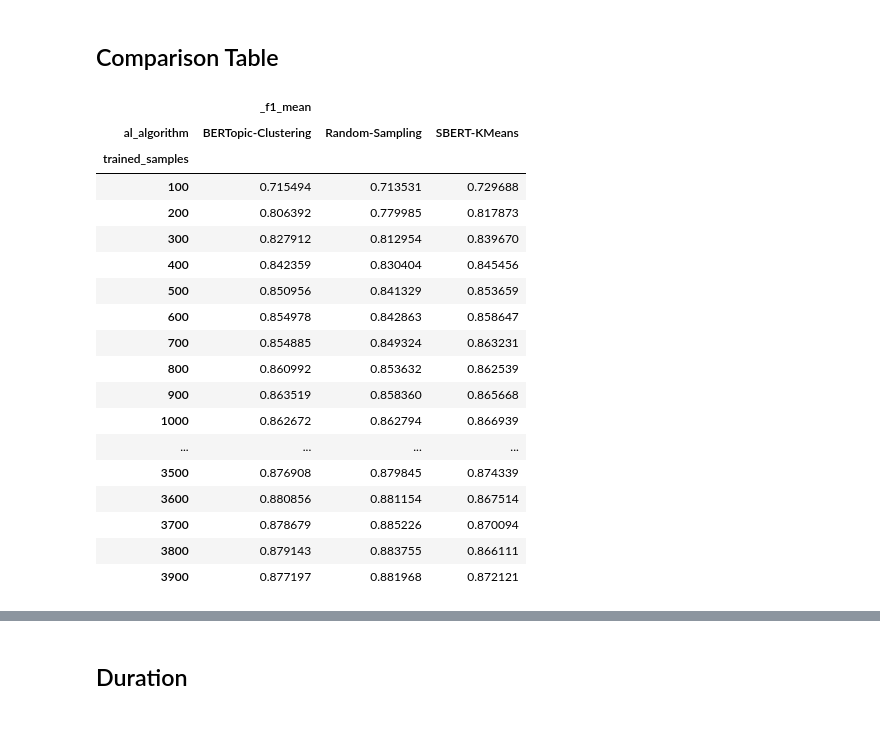
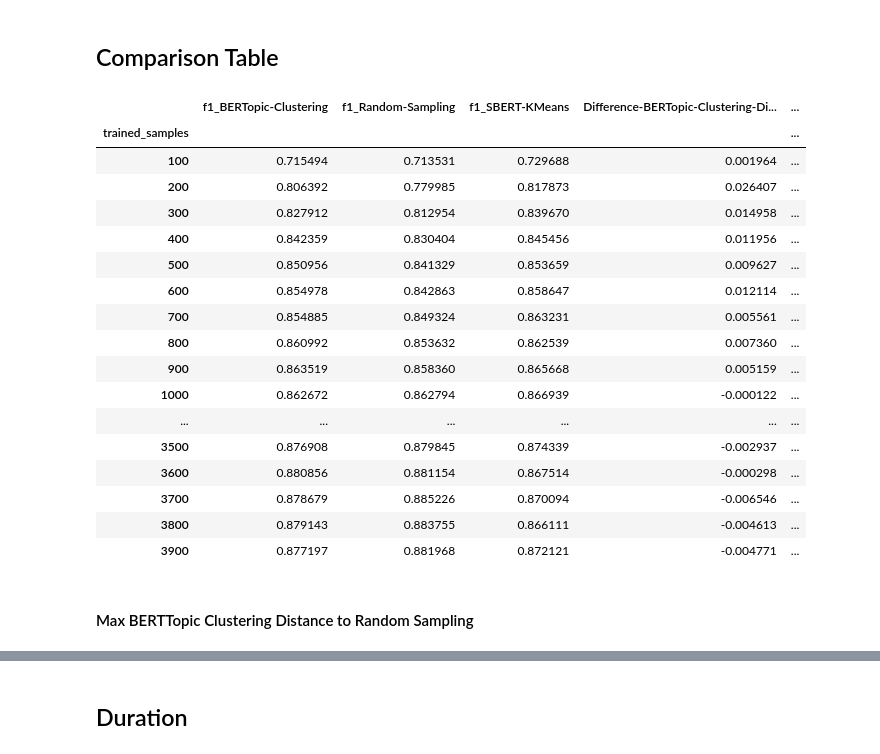
Before and after one commit to kstrassheim/active-learning-with-deep-learning-for-nlp, a Jupyter notebook: result-analysis.ipynb, the cells around one changed output, grey strips where cells are left out. Cells and saved outputs as stored; diff of their text form; code cells hidden in the pictures; blank space fills up the shorter version.

```diff
--- a/result-analysis.ipynb
+++ b/result-analysis.ipynb
@@ -63,30 +63,44 @@ print_plot(data[data['trained_samples']<1000])
 [figure]
 # %% [markdown]
 ## Comparison Table
+# %%
+def get_pivot_from_data(data):
+    sub = data[['al_algorithm', 'random_id', 'fold_id', 'trained_samples', '_f1']]
+    sgrp = sub.groupby(['al_algorithm', 'trained_samples']).agg(['mean']).reset_index()
+    sgrp.columns = [first if second == '' else first + '_' + second for first, second in sgrp.columns.values]
+    sgrp = sgrp.drop(['random_id_mean', 'fold_id_mean'], axis=1)
+    pvt = sgrp.pivot(index='trained_samples', columns='al_algorithm')
+
+    # pvt.columns = pvt.columns.get_level_values(0)
+    pvt.columns = ['_'.join([c.replace('_mean','').strip('_') for c in col]) for col in pvt.columns.values]
+    pvt["Difference-BERTopic-Clustering-Distance-to-RandomSampling"] = pvt['f1_BERTopic-Clustering'] - pvt['f1_Random-Sampling']
+    pvt["Difference-SBERT-KMeans-to-RandomSampling"] = pvt['f1_SBERT-KMeans'] - pvt['f1_Random-Sampling']
+    pvt["Difference-SBERT-KMeans-to-BERTopic-Clustering"] = pvt['f1_SBERT-KMeans'] - pvt['f1_BERTopic-Clustering']
+    return pvt
+def get_max_arg_by_column(col, data):
+    arg = np.argmax(pvt[col])
+    return arg, data.iloc[arg]
 # %%
-sub = data[['al_algorithm', 'random_id', 'fold_id', 'trained_samples', '_f1']]
-sgrp = sub.groupby(['al_algorithm', 'trained_samples']).agg(['mean']).reset_index()
-sgrp.columns = [first if second == '' else first + '_' + second for first, second in sgrp.columns.values]
-sgrp = sgrp.drop(['random_id_mean', 'fold_id_mean'], axis=1)
-pvt = sgrp.pivot(index='trained_samples', columns='al_algorithm')
+pvt = get_pivot_from_data(data)
 pvt
 # %% [output]
-|  | _f1_mean |  |  |
-| al_algorithm | BERTopic-Clustering | Random-Sampling | SBERT-KMeans |
-| trained_samples |  |  |  |
-| 100 | 0.715494 | 0.713531 | 0.729688 |
-| 200 | 0.806392 | 0.779985 | 0.817873 |
-| 300 | 0.827912 | 0.812954 | 0.839670 |
-| 400 | 0.842359 | 0.830404 | 0.845456 |
-| 500 | 0.850956 | 0.841329 | 0.853659 |
-| 600 | 0.854978 | 0.842863 | 0.858647 |
-| 700 | 0.854885 | 0.849324 | 0.863231 |
-| 800 | 0.860992 | 0.853632 | 0.862539 |
-| 900 | 0.863519 | 0.858360 | 0.865668 |
-| 1000 | 0.862672 | 0.862794 | 0.866939 |
-| ... | ... | ... | ... |
-| 3500 | 0.876908 | 0.879845 | 0.874339 |
-| 3600 | 0.880856 | 0.881154 | 0.867514 |
-| 3700 | 0.878679 | 0.885226 | 0.870094 |
-| 3800 | 0.879143 | 0.883755 | 0.866111 |
-| 3900 | 0.877197 | 0.881968 | 0.872121 |
+|  | f1_BERTopic-Clustering | f1_Random-Sampling | f1_SBERT-KMeans | Difference-BERTopic-Clustering-Di... | ... |
+| trained_samples |  |  |  |  | ... |
+| 100 | 0.715494 | 0.713531 | 0.729688 | 0.001964 | ... |
+| 200 | 0.806392 | 0.779985 | 0.817873 | 0.026407 | ... |
+| 300 | 0.827912 | 0.812954 | 0.839670 | 0.014958 | ... |
+| 400 | 0.842359 | 0.830404 | 0.845456 | 0.011956 | ... |
+| 500 | 0.850956 | 0.841329 | 0.853659 | 0.009627 | ... |
+| 600 | 0.854978 | 0.842863 | 0.858647 | 0.012114 | ... |
+| 700 | 0.854885 | 0.849324 | 0.863231 | 0.005561 | ... |
+| 800 | 0.860992 | 0.853632 | 0.862539 | 0.007360 | ... |
+| 900 | 0.863519 | 0.858360 | 0.865668 | 0.005159 | ... |
+| 1000 | 0.862672 | 0.862794 | 0.866939 | -0.000122 | ... |
+| ... | ... | ... | ... | ... | ... |
+| 3500 | 0.876908 | 0.879845 | 0.874339 | -0.002937 | ... |
+| 3600 | 0.880856 | 0.881154 | 0.867514 | -0.000298 | ... |
+| 3700 | 0.878679 | 0.885226 | 0.870094 | -0.006546 | ... |
+| 3800 | 0.879143 | 0.883755 | 0.866111 | -0.004613 | ... |
+| 3900 | 0.877197 | 0.881968 | 0.872121 | -0.004771 | ... |
+# %% [markdown]
+#### Max BERTTopic Clustering Distance to Random Sampling
```
Also changed, not shown: parts of 5 cells of this notebook.
